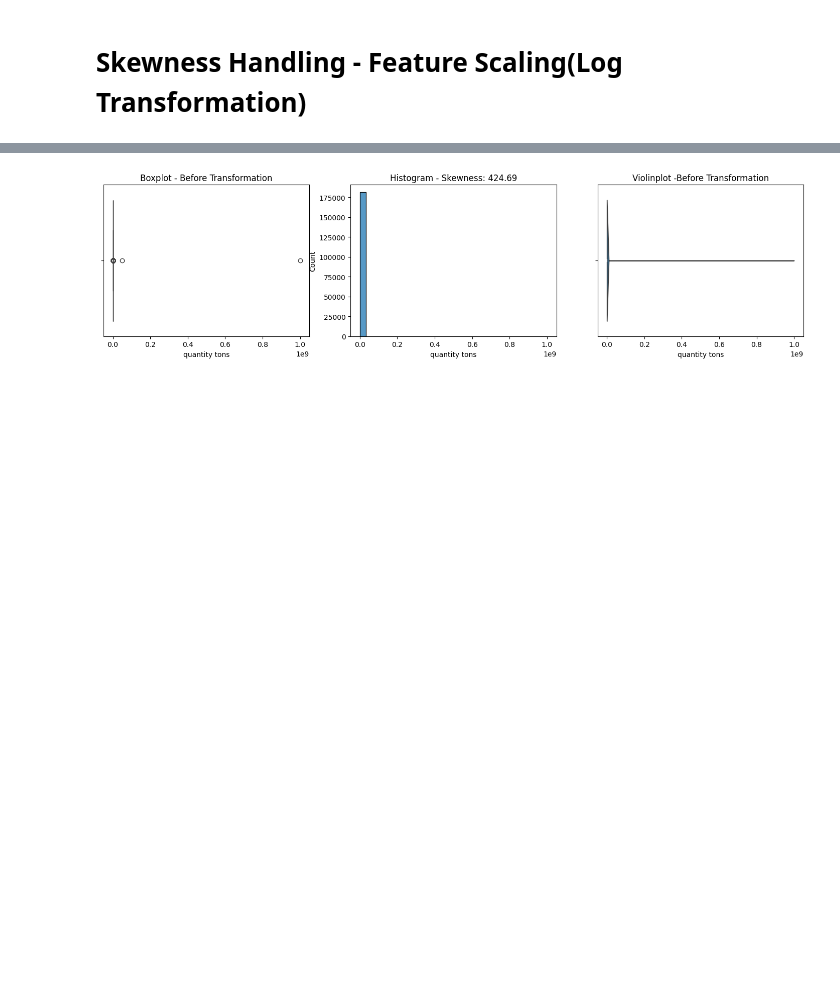
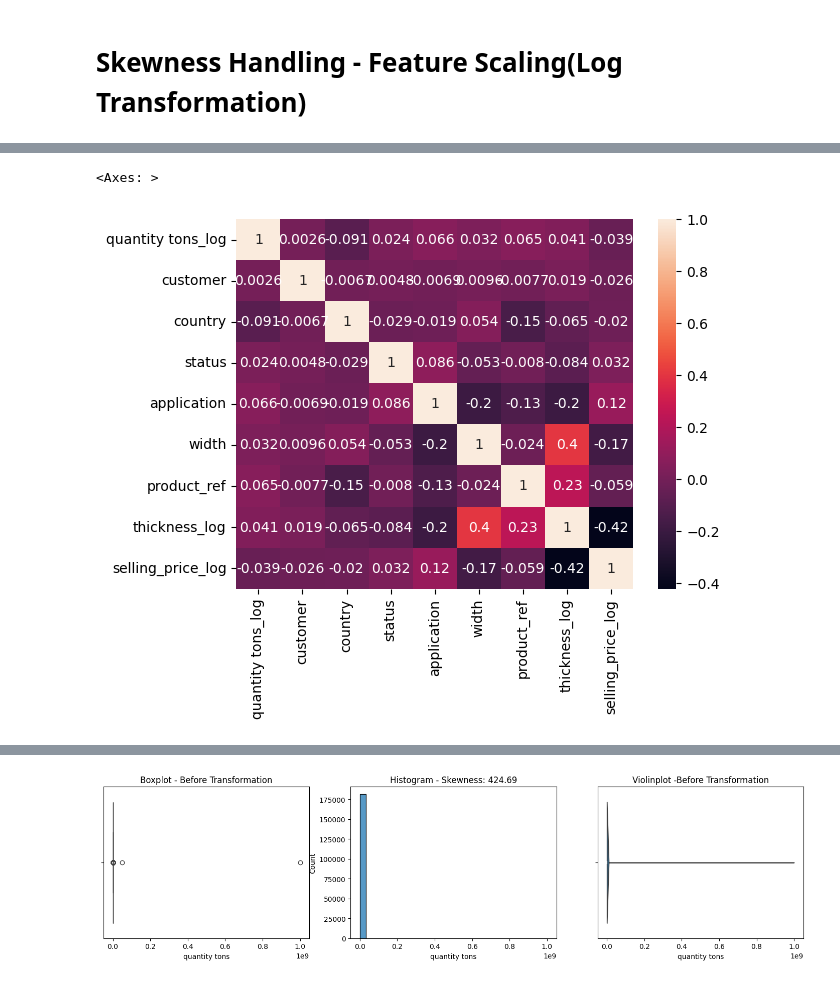
Before and after one commit to virenemmanuel/Industrial-Copper-Modeling, a Jupyter notebook: industrial_copper_modeling.ipynb, the cells around one changed output, grey strips where cells are left out. Saved outputs shown, nothing was run; the diff lists cells and outputs as text; code cells hidden in the pictures; blank space fills up the shorter version.

```diff
--- a/industrial_copper_modeling.ipynb
+++ b/industrial_copper_modeling.ipynb
@@ -369,0 +491,4 @@ Name: count, dtype: int64
+# %%
+# After add the new columns of 'quantity tons_log', thickness_log','selling_price_log', and 'width', drop the existing columns of 'quantity tons', 'thickness', and 'selling_price' columns.
+df3 = df2.drop(columns=['quantity tons', 'thickness', 'selling_price'])
+df3
@@ -369,0 +509,9 @@ Name: count, dtype: int64
+# %%
+# Need to veryfy any columns are highly correlated using Heatmap. if any columns correlation value >= 0.7 (absolute value), drop the columns
+
+col = ['quantity tons_log','customer','country','status','application','width','product_ref','thickness_log','selling_price_log']
+df_heatmap = df3[col].corr()
+sns.heatmap(df_heatmap, annot=True)
+# %% [output]
+<Axes: >
+[figure, added]
```
Also changed, not shown: parts of 87 cells of this notebook.
